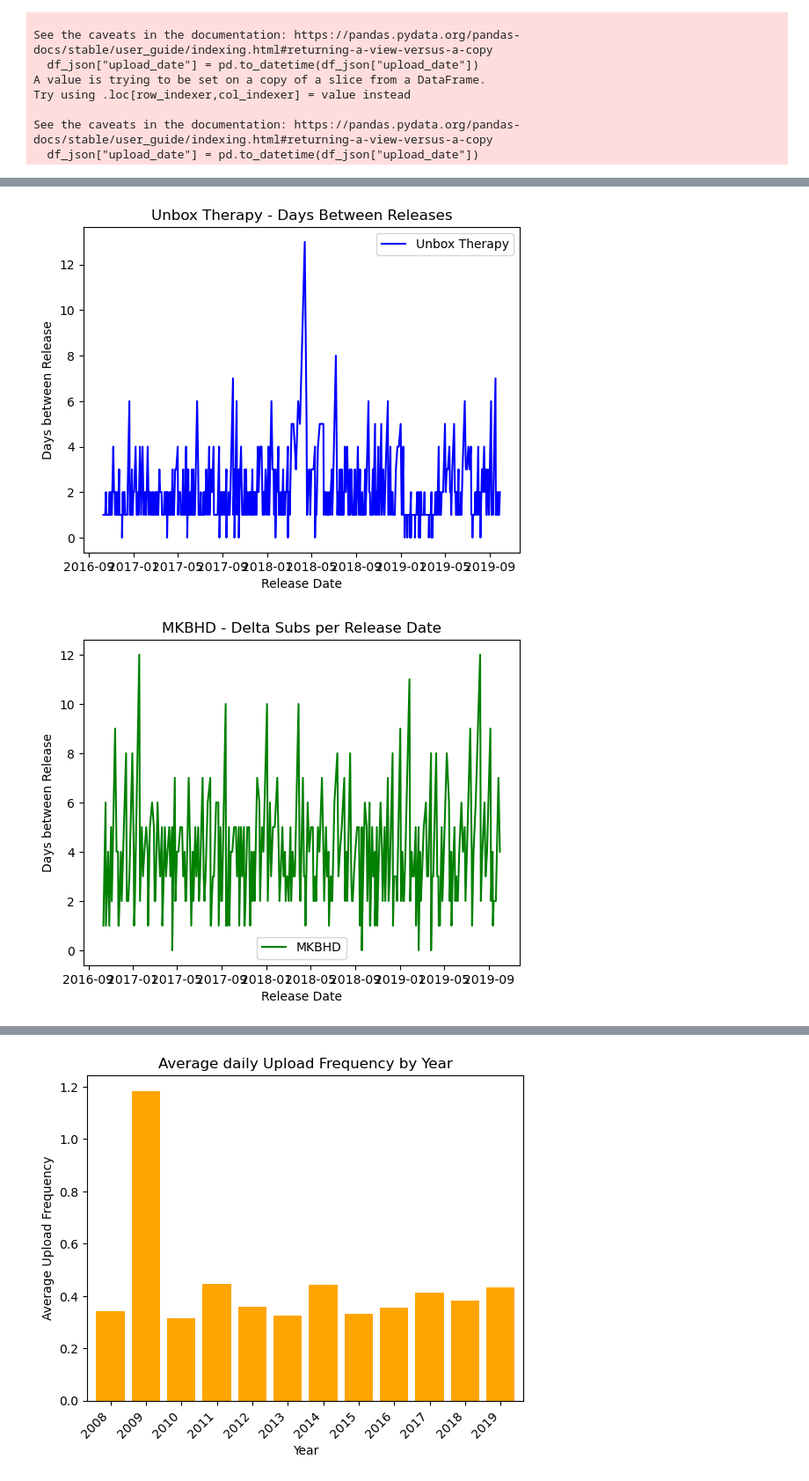
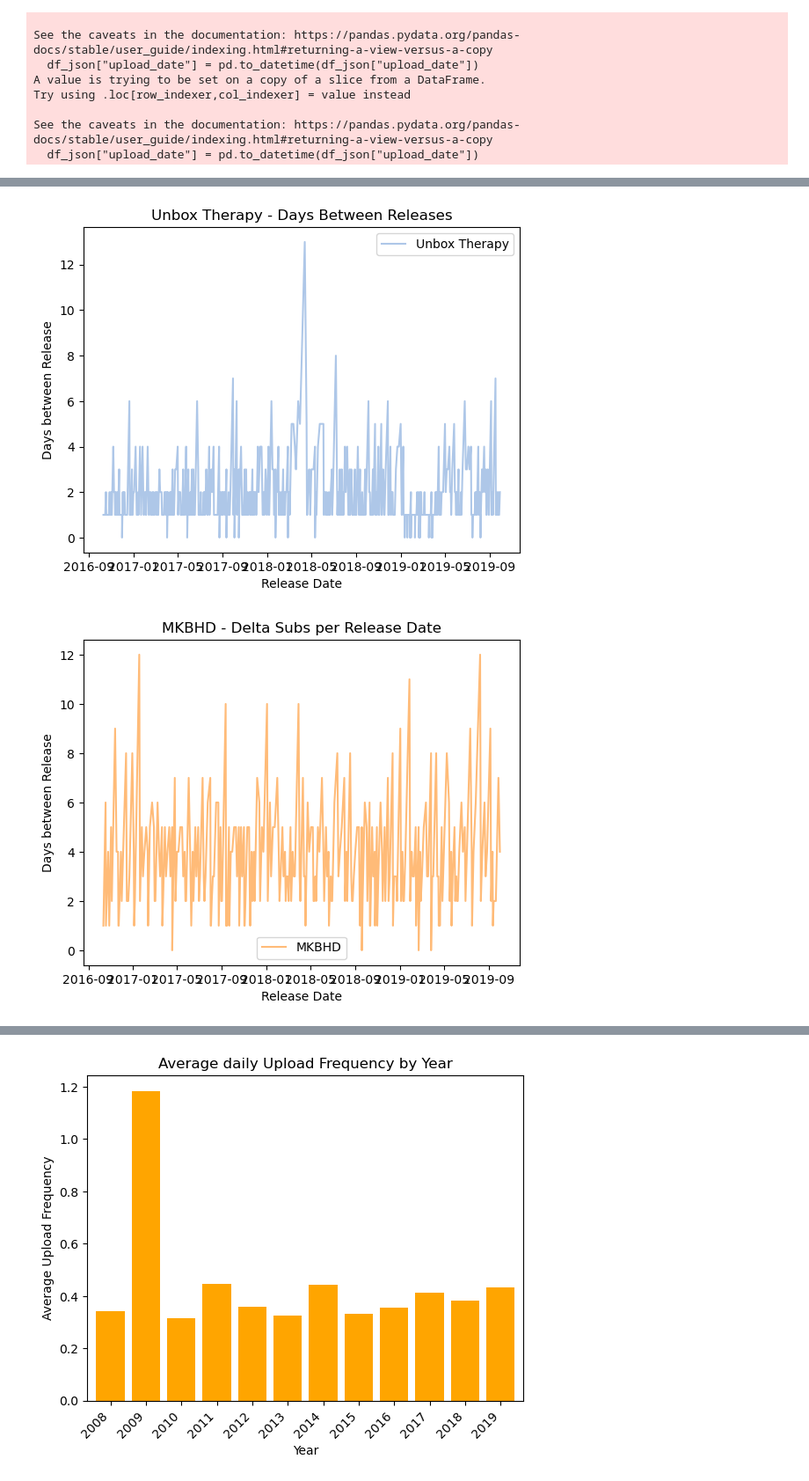
Before and after one commit to epfl-ada/ada-2023-project-datasquad2023, a Jupyter notebook: EDA_OTI.ipynb, the cells around one changed output, grey strips where cells are left out. Shown at 88% size. Drawn from its saved outputs; the diff is of its cells as text; code cells hidden in the pictures.

```diff
--- a/EDA_OTI.ipynb
+++ b/EDA_OTI.ipynb
@@ -200,7 +200,7 @@ MrwhosethebossVID['Frequency'] = 1/MrwhosethebossVID['Days_Between_Releases']
 
 #Plotting the curves for Unbox Therapy
 plt.figure(1)
-plt.plot(UnboxVID['Release_Date'], UnboxVID['Days_Between_Releases'], label='Unbox Therapy', color='blue')
+plt.plot(UnboxVID['Release_Date'], UnboxVID['Days_Between_Releases'], label='Unbox Therapy', color='#aec7e8')
 plt.xlabel('Release Date')
 plt.ylabel('Days between Release')
 plt.title('Unbox Therapy - Days Between Releases')
@@ -208,7 +208,7 @@ plt.legend()
 
 # Plotting the curves for MKBHD
 plt.figure(2)
-plt.plot(MKBHDVID['Release_Date'], MKBHDVID['Days_Between_Releases'], label='MKBHD', color='green')
+plt.plot(MKBHDVID['Release_Date'], MKBHDVID['Days_Between_Releases'], label='MKBHD', color='#ffbb78')
 plt.xlabel('Release Date')
 plt.ylabel('Days between Release')
 plt.title('MKBHD - Delta Subs per Release Date')
@@ -216,7 +216,7 @@ plt.legend()
 
 # Plotting the curves for UrAverageConsumer
 plt.figure(3)
-plt.plot(UrAvgConsumerVID['Release_Date'], UrAvgConsumerVID['Days_Between_Releases'], label='UrAverageConsumer', color='red')
+plt.plot(UrAvgConsumerVID['Release_Date'], UrAvgConsumerVID['Days_Between_Releases'], label='UrAverageConsumer', color='#98df8a')
 plt.xlabel('Release Date')
 plt.ylabel('Days between Release')
 plt.title('UrAverageConsumer - Delta Subs per Release Date')
@@ -224,7 +224,7 @@ plt.legend()
 
 # Plotting the curves for MrWhoseTheBoss
 plt.figure(4)
-plt.plot(MrwhosethebossVID['Release_Date'], MrwhosethebossVID['Days_Between_Releases'], label='MrWhoseTheBoss', color='purple')
+plt.plot(MrwhosethebossVID['Release_Date'], MrwhosethebossVID['Days_Between_Releases'], label='MrWhoseTheBoss', color='#c49c94')
 plt.xlabel('Year')
 plt.ylabel('Days between Release')
 plt.title('MrWhoseTheBoss - Days Between Releases')
@@ -253,2 +253,2 @@ See the caveats in the documentation: https://pandas.pydata.org/pandas-docs/stab
-[figure, old version]
+[figure, new version]
-[figure, old version]
+[figure, new version]
```
Also changed, not shown: parts of 11 cells of this notebook.
